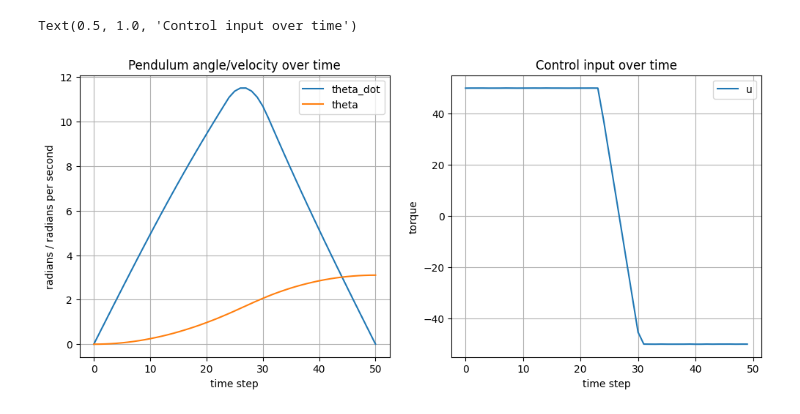
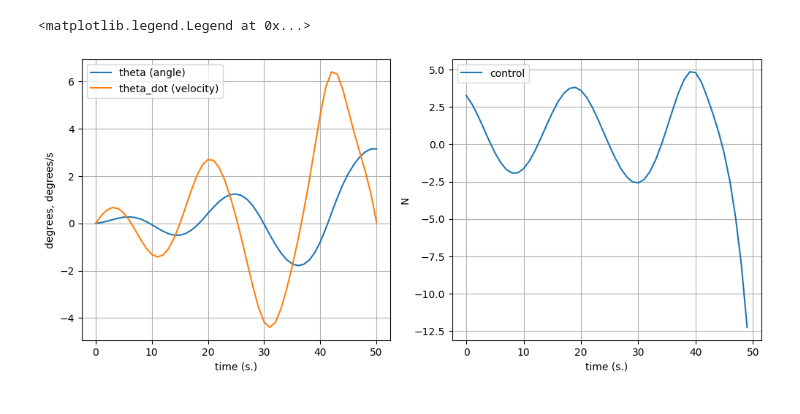
Before and after one commit to traikodinev/trexdiff, a Jupyter notebook: examples/04_optimal_control_pendulum.ipynb, the cells around one changed output. Cells and saved outputs as stored; diff of their text form; code cells hidden in the pictures.

Commit message:
Update pendulum example - longer horizon, better formulation.

```diff
--- a/examples/04_optimal_control_pendulum.ipynb
+++ b/examples/04_optimal_control_pendulum.ipynb
@@ -62,18 +66,19 @@ loss.forward()
 # %%
-# gradient descent over the control inputs
-learning_rate = 5e-4
+# learning rate
+mu = 7.5e-5
 losses = []
+N = 50_000
 
-for i in range(20_000):
-    loss.zerograd()
+for i in range(N):
+    loss.zerograd() # zeros the gradients
     loss.forward()
     loss.backward()
 
     if i % 1000 == 0:
-        print(f"iter {i}, loss {loss.val[0,0]:.3f}")
+        print(f'i={i}, loss={loss.val[0,0]:.3f}')
 
     for u in us:
-        u.val -= learning_rate * u.grad
+        u.val -= mu * u.grad
 
     losses.append(loss.val[0,0])
 # %% [output]
@@ -122,30 +101,0 @@ xs[-1]
-# %%
-plt.subplots(1,2, figsize=(12,5))
-
-# plot x, x_dot
-thetas = [x[0].val[0,0] for x in xs]
-theta_dots = [x[1].val[0,0] for x in xs]
-
-plt.subplot(1,2,1)
-
-plt.plot(theta_dots, label="theta_dot")
-plt.plot(thetas, label="theta")
-
-plt.xlabel("time step")
-plt.ylabel("radians / radians per second")
-plt.grid()
-plt.legend()
-plt.title("Pendulum angle/velocity over time")
-
-# plot control inputs
-plt.subplot(1,2,2)
-us_plot = [u.val[0,0] for u in us]
-plt.plot(us_plot, label="u")
-plt.xlabel("time step")
-plt.ylabel("torque")
-plt.grid()
-plt.legend()
-plt.title("Control input over time")
-# %% [output]
-Text(0.5, 1.0, 'Control input over time')
-[figure, removed]
@@ -152,3 +104,23 @@ Text(0.5, 1.0, 'Control input over time')
+# %%
+fig, ax = plt.subplots(1,2, figsize=(12, 5))
+
+# left - theta, theta_dot
+ax[0].plot(range(T + 1), [x[0].val[0,0] for x in xs], label='theta (angle)')
+ax[0].plot(range(T + 1), [x[1].val[0,0] for x in xs], label='theta_dot (velocity)')
+ax[0].grid()
+ax[0].set_xlabel('time (s.)')
+ax[0].set_ylabel('degrees, degrees/s')
+ax[0].legend()
+
+# right - controls
+ax[1].plot(range(T), [u.val[0,0] for u in us], label='control')
+ax[1].grid()
+ax[1].set_xlabel('time (s.)')
+ax[1].set_ylabel('N')
+ax[1].legend()
+# %% [output]
+<matplotlib.legend.Legend at 0x...>
+[figure, added]
 # %%
 import matplotlib.animation as animation
 import os
```
Also changed, not shown: parts of 15 cells of this notebook, 1 other file.
